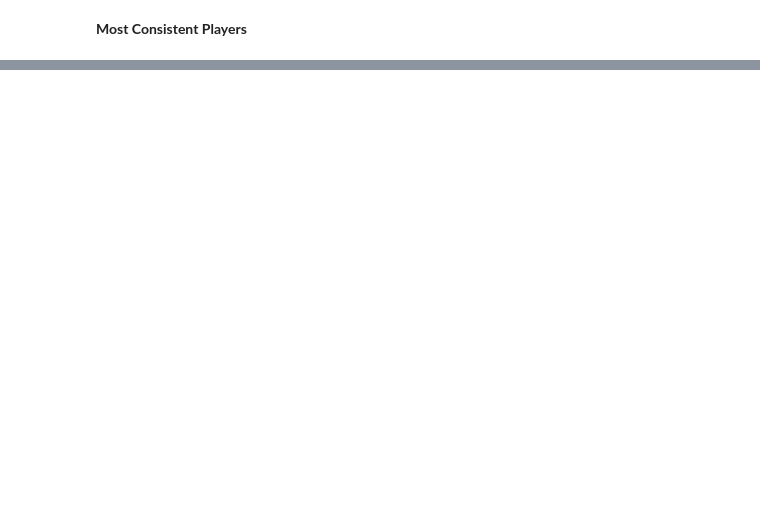
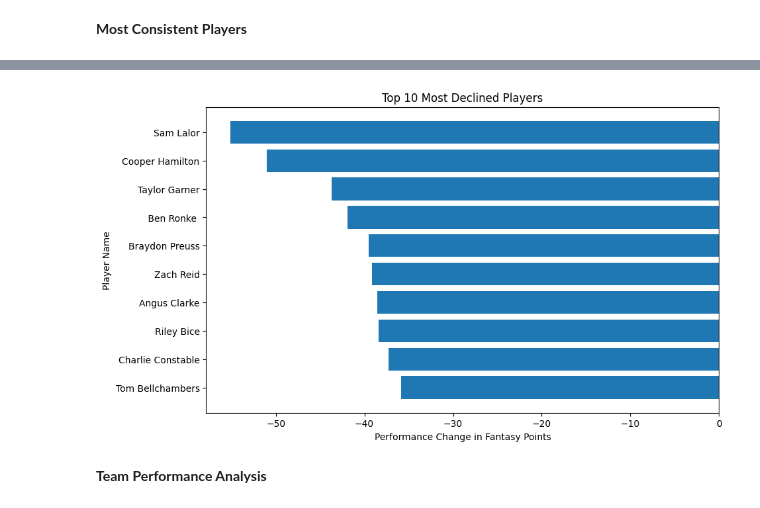
Before and after one commit to RidaFatima1467/Academy-work, a Jupyter notebook: week 2/Day 4/Day4_AFL_Analysis.ipynb, the cells around one changed output, grey strips where cells are left out. Saved outputs shown, nothing was run; the diff lists cells and outputs as text; code cells hidden in the pictures; blank space fills up the shorter version.

```diff
--- a/week 2/Day 4/Day4_AFL_Analysis.ipynb
+++ b/week 2/Day 4/Day4_AFL_Analysis.ipynb
@@ -1019,0 +501,19 @@ recommendations[
+# %%
+declined_players = (
+    player_trend
+    .sort_values("Performance_Change", ascending=True)
+    .head(10)
+)
+
+print("TOP 10 MOST DECLINED PLAYERS")
+
+display(
+    declined_players[
+        [
+            "player_name",
+            "fantasy_points_H1",
+            "fantasy_points_H2",
+            "Performance_Change"
+        ]
+    ].round(2)
+)
@@ -1019,0 +563,32 @@ recommendations[
+# %%
+# Fix player names for visualization
+declined_plot = declined_players.copy()
+
+declined_plot['player_name'] = (
+    declined_plot['player_name']
+    .fillna('Unknown')
+    .astype(str)
+)
+
+declined_plot['Performance_Change'] = pd.to_numeric(
+    declined_plot['Performance_Change'],
+    errors='coerce'
+)
+
+plt.figure(figsize=(10, 6))
+
+plt.barh(
+    declined_plot['player_name'],
+    declined_plot['Performance_Change']
+)
+
+plt.xlabel('Performance Change in Fantasy Points')
+plt.ylabel('Player Name')
+plt.title('Top 10 Most Declined Players')
+
+plt.gca().invert_yaxis()
+plt.show()
+# %% [output]
+[figure, added]
+# %% [markdown]
+**Team Performance Analysis**
```
Also changed, not shown: parts of 183 cells of this notebook, 8 other files.
